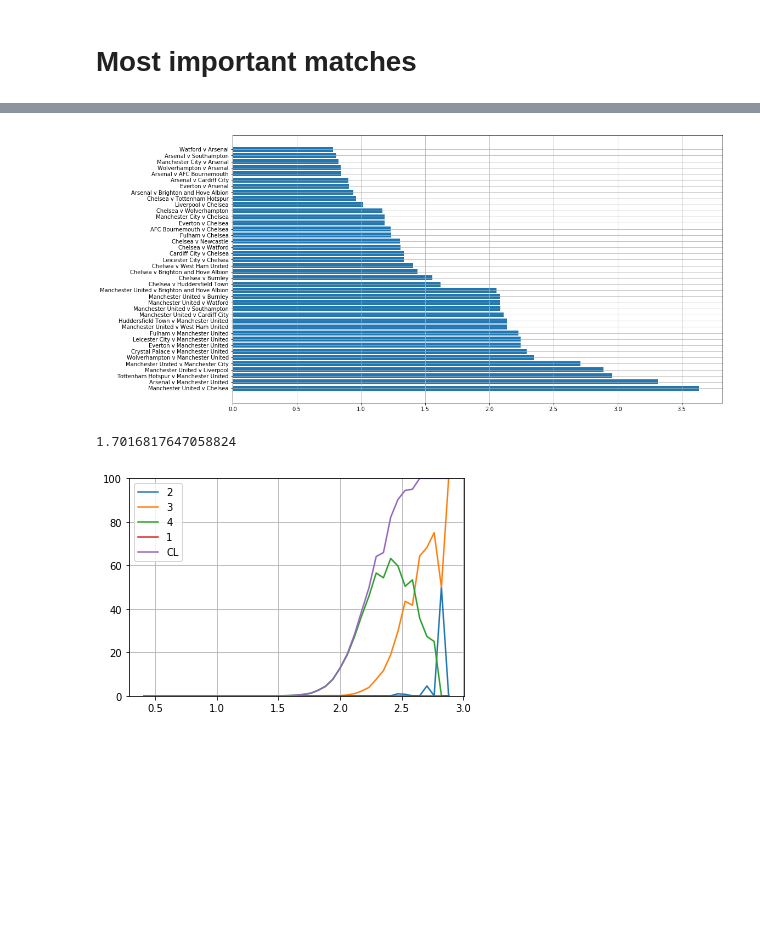
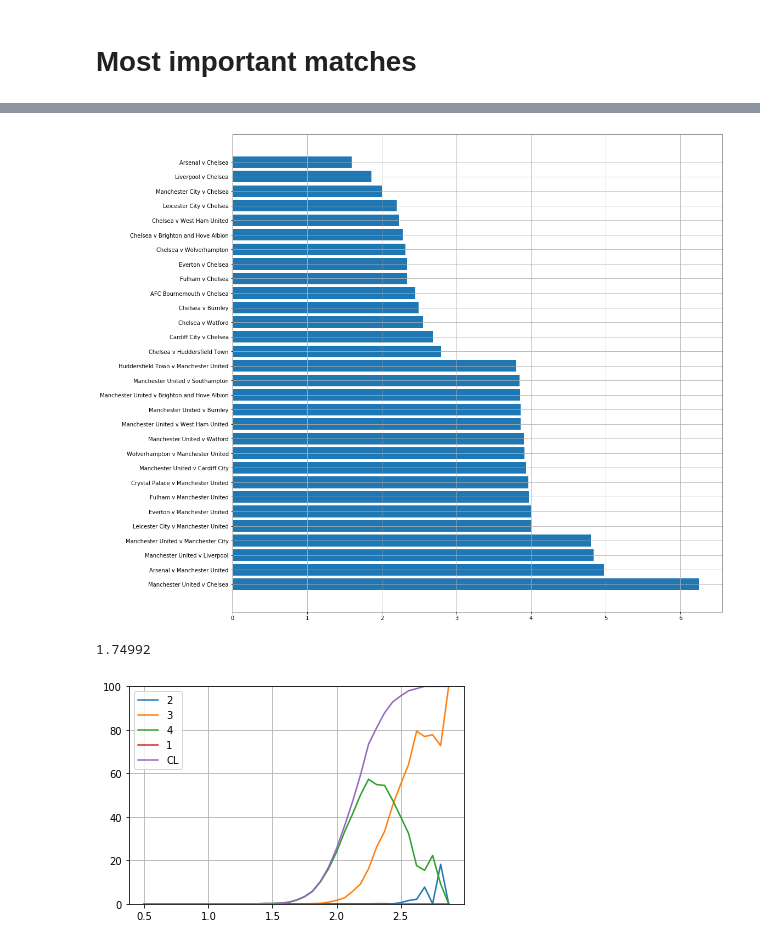
Before and after one commit to tchnvkng/football_sim, a Jupyter notebook: pl2.ipynb, the cells around one changed output, grey strips where cells are left out. Drawn from its saved outputs; the diff is of its cells as text; code cells hidden in the pictures; blank space fills up the shorter version.

```diff
--- a/pl2.ipynb
+++ b/pl2.ipynb
@@ -8,9 +8,9 @@ from football_sim.football_sim import *
 import os
 plt.rcParams['figure.figsize']=[16,9]
 # %%
-calibrator = Calibrator('calibration.pkl',redo=True)
+calibrator = Calibrator('calibration.pkl',redo=False)
 calibrator.create_all_teams()
-calibrator.process_data()
+calibrator.process_data(verbose=True)
 teams=calibrator.teams
 calibrator.get_current_results('BPL').tail(10)
 # %% [output]
@@ -66,5 +61,5 @@ simulation not yet processed, processing
 # %%
-country='ISA'
+country='SPD'
 lH,pH=calibrator.teams[country+'Home'].means()
 lA,pA=calibrator.teams[country+'Away'].means()
 home_advantage=np.array([lH-lA,pH/pA])
@@ -150,15 +146,15 @@ _,fig=PremierLeague.what_if(the_match,ref_team=ref_team)
 # %%
 i_sort=(-imp).argsort()
 matches=matches[i_sort]
 imp=imp[i_sort]
-xx=np.arange(40)
+xx=np.arange(30)
 plt.barh(xx,imp[xx])
 plt.yticks(xx,matches[xx],rotation=0);
 plt.grid(True)
 fig = plt.gcf()
-fig.set_size_inches(16,9)
+fig.set_size_inches(16,16)
 # %% [output]
-[figure, old version]
+[figure, new version]
 # %%
 team_name='Manchester United'
 PremierLeague=League['BPL']
@@ -197,5 +193,5 @@ plt.ylim([0,100])
 #plt.xlabel([0,3])
 pnts.mean()/n
 # %% [output]
-1.7016817647058824
+1.74992
-[figure, old version]
+[figure, new version]
```
Also changed, not shown: parts of 10 cells of this notebook, 2 other files.
